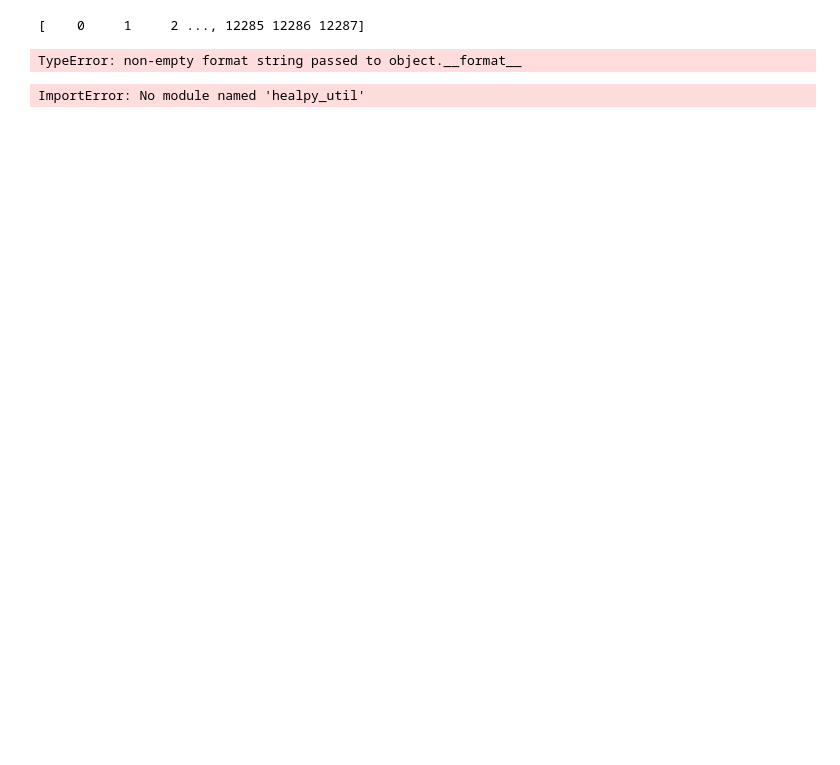
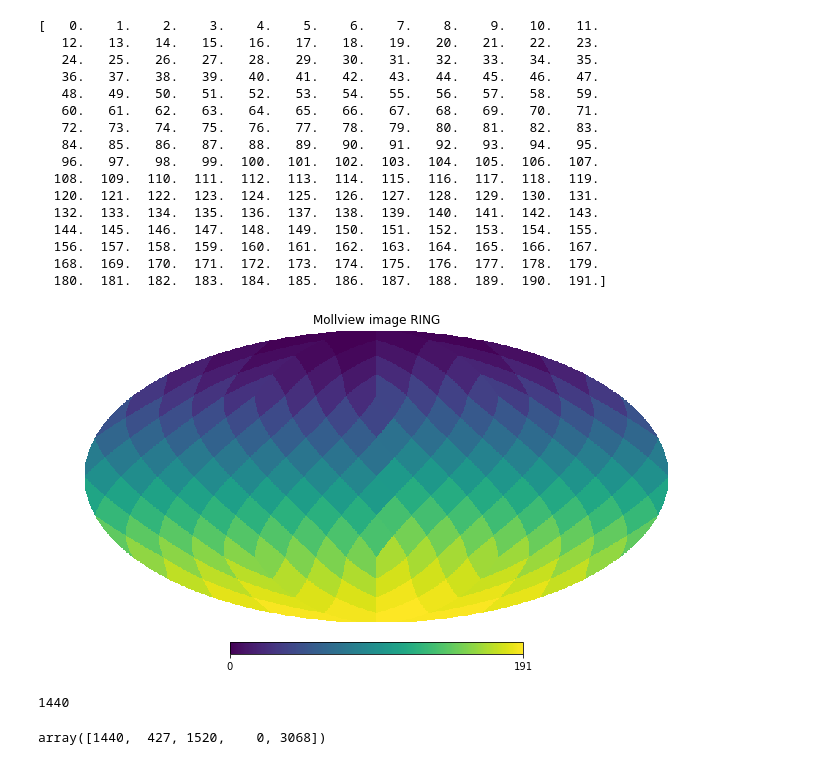
Before and after one commit to d80b2t/WW4C, a Jupyter notebook: plots/sky_distribution/Mollweide_Healpix/first_heal.ipynb, the cells around one changed output. Cells and saved outputs as stored; diff of their text form; code cells hidden in the pictures; blank space fills up the shorter version.

```diff
--- a/plots/sky_distribution/Mollweide_Healpix/first_heal.ipynb
+++ b/plots/sky_distribution/Mollweide_Healpix/first_heal.ipynb
@@ -6,27 +6,36 @@
 import numpy as np
 import healpy as hp
 # %%
-NSIDE = 32
+NSIDE = 512/2./2./2./2./2./2./2.
 m = np.arange(hp.nside2npix(NSIDE))
 print(m)
-#hp.mollview(m, title="Mollview image RING")
+hp.mollview(m, title="Mollview image RING")
 # %% [output]
-[    0     1     2 ..., 12285 12286 12287]
+[   0.    1.    2.    3.    4.    5.    6.    7.    8.    9.   10.   11.
+   12.   13.   14.   15.   16.   17.   18.   19.   20.   21.   22.   23.
+   24.   25.   26.   27.   28.   29.   30.   31.   32.   33.   34.   35.
+   36.   37.   38.   39.   40.   41.   42.   43.   44.   45.   46.   47.
+   48.   49.   50.   51.   52.   53.   54.   55.   56.   57.   58.   59.
+   60.   61.   62.   63.   64.   65.   66.   67.   68.   69.   70.   71.
+   72.   73.   74.   75.   76.   77.   78.   79.   80.   81.   82.   83.
+   84.   85.   86.   87.   88.   89.   90.   91.   92.   93.   94.   95.
+   96.   97.   98.   99.  100.  101.  102.  103.  104.  105.  106.  107.
+  108.  109.  110.  111.  112.  113.  114.  115.  116.  117.  118.  119.
+  120.  121.  122.  123.  124.  125.  126.  127.  128.  129.  130.  131.
+  132.  133.  134.  135.  136.  137.  138.  139.  140.  141.  142.  143.
+  144.  145.  146.  147.  148.  149.  150.  151.  152.  153.  154.  155.
+  156.  157.  158.  159.  160.  161.  162.  163.  164.  165.  166.  167.
+  168.  169.  170.  171.  172.  173.  174.  175.  176.  177.  178.  179.
+  180.  181.  182.  183.  184.  185.  186.  187.  188.  189.  190.  191.]
+[figure, added]
 # %%
 #hp.mollview(m, nest=True, title="Mollview image NESTED")
 ##https://github.com/esheldon/healpix_util
-# %%
-w4_heal_max = hp.read_map('W4_Healpix_level_RelMinus3.fits')
-# %% [output]
-TypeError: non-empty format string passed to object.__format__
-# %%
-import healpy_util as hu
-
-# create a HealPix object.  This will carry around the nside, scheme, npix,
-# etc.
-
-hpix=hu.HealPix("ring", 4096)
-
-print(hpix)
-# %% [output]
-ImportError: No module named 'healpy_util'
+# %%
+hp.ang2pix(16, np.pi/2, 0)
+# %% [output]
+1440
+# %%
+hp.ang2pix(16, [np.pi/2, np.pi/4, np.pi/2, 0, np.pi], [0., np.pi/4, np.pi/2, 0, 0])
+# %% [output]
+array([1440,  427, 1520,    0, 3068])
```
Also changed, not shown: parts of 10 cells of this notebook, 2 other files.
